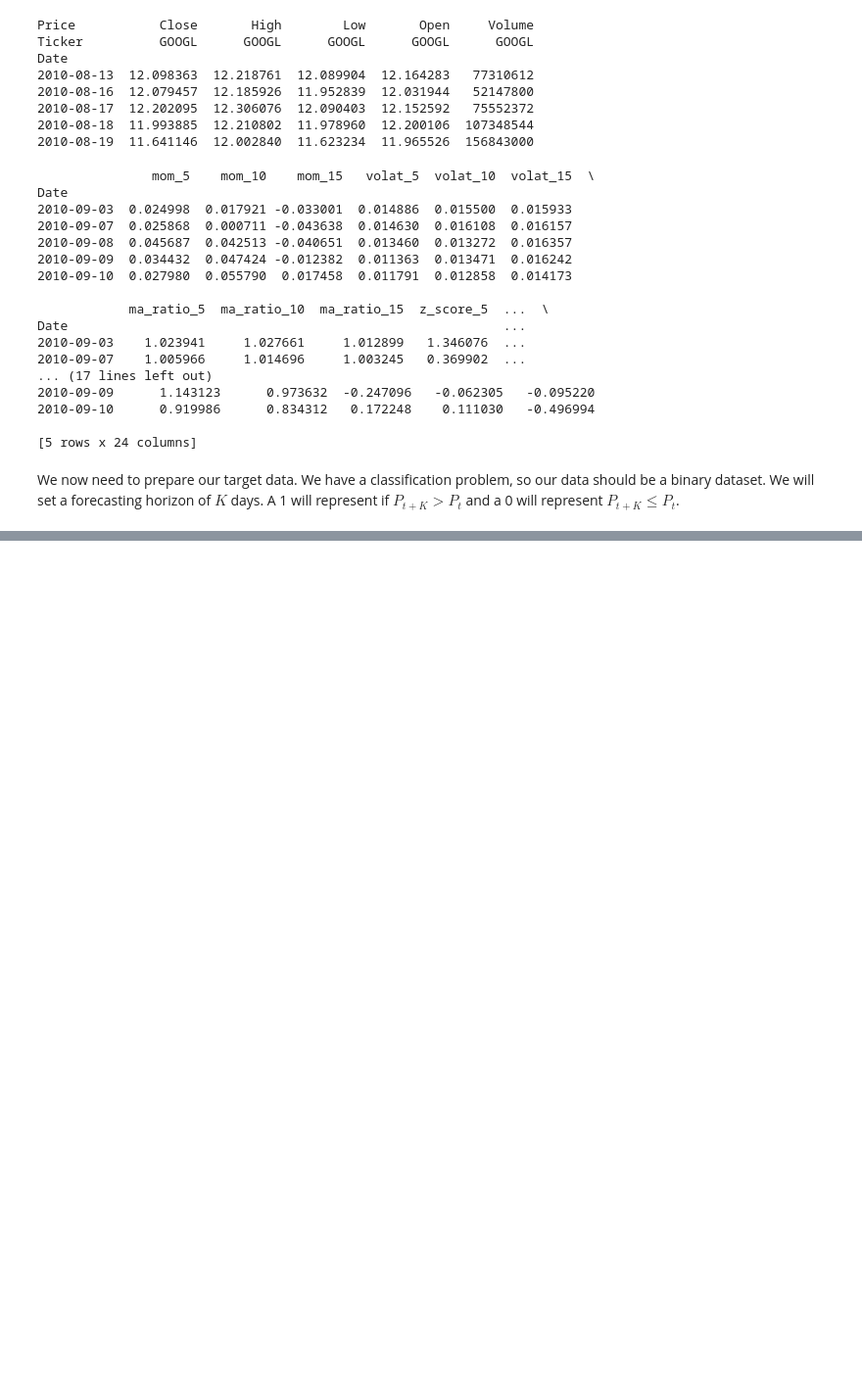
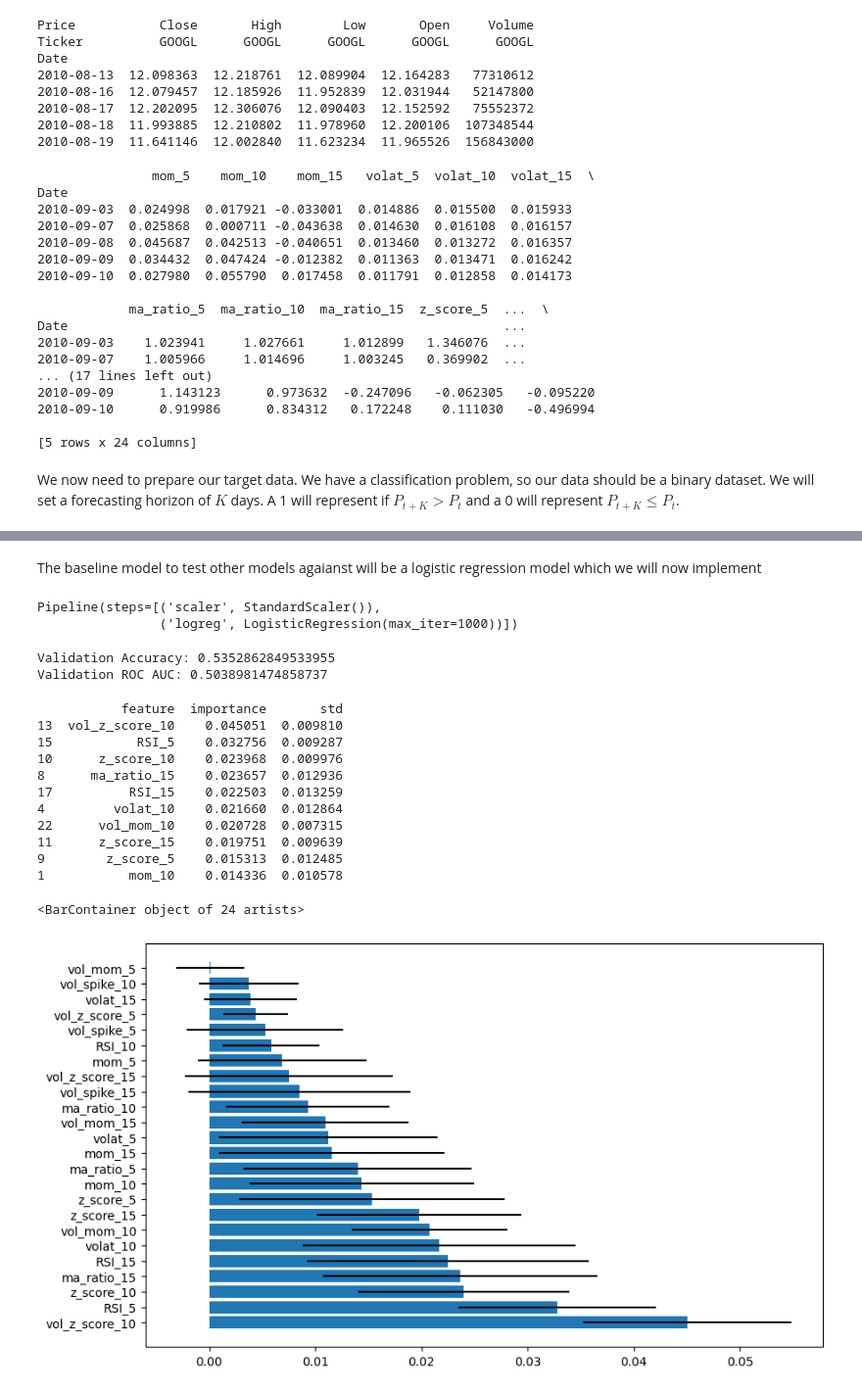
Before and after one commit to ptr-enjoyer/ml-alpha-factor-research, a Jupyter notebook: notebooks/02_ml_imp.ipynb, the cells around one changed output, grey strips where cells are left out. Shown at 98% size. Drawn from its saved outputs; the diff is of its cells as text; code cells hidden in the pictures; blank space fills up the shorter version.

```diff
--- a/notebooks/02_ml_imp.ipynb
+++ b/notebooks/02_ml_imp.ipynb
@@ -153,7 +153,8 @@ print(df_features.tail())
 
 df_features.dropna(inplace=True)
 print(df_features.tail())
-df_features.drop(columns=['futret_1'], inplace=True)
+#df_features.drop(columns=['futret_1'], inplace=True)
+print(df_features.tail())
 # %% [output]
                mom_5    mom_10    mom_15   volat_5  volat_10  volat_15  \
 Date
@@ -174,0 +176,64 @@ Date                                                         ...
+# %% [markdown]
+The baseline model to test other models agaianst will be a logistic regression model which we will now implement
+# %%
+X = df_features.iloc[:, :-1] # All columns except the last one
+y = df_features.iloc[:, -1] # Last column as target
+
+n = len(X)
+train_end = int(n * 0.6)
+val_end = int(n * 0.8)
+X_train, X_val, X_test = X[:train_end], X[train_end:val_end], X[val_end:]
+y_train, y_val, y_test = y[:train_end], y[train_end:val_end], y[val_end:]
+# %%
+from sklearn.pipeline import Pipeline
+from sklearn.preprocessing import StandardScaler
+from sklearn.linear_model import LogisticRegression
+
+pipe = Pipeline([
+    ('scaler', StandardScaler()),
+    ('logreg', LogisticRegression(max_iter=1000, solver='lbfgs'))
+])
+
+pipe.fit(X_train, y_train)
+# %% [output]
+Pipeline(steps=[('scaler', StandardScaler()),
+                ('logreg', LogisticRegression(max_iter=1000))])
+# %%
+from sklearn.metrics import accuracy_score, roc_auc_score
+
+y_pred_val = pipe.predict(X_val)
+y_pred_val_prob = pipe.predict_proba(X_val)[:,1]
+y_pred_val_bin = (y_pred_val_prob > 0.5).astype(int)
+
+print("Validation Accuracy:", accuracy_score(y_val, y_pred_val_bin))
+print("Validation ROC AUC:", roc_auc_score(y_val, y_pred_val_prob))
+# %% [output]
+Validation Accuracy: 0.5352862849533955
+Validation ROC AUC: 0.5038981474858737
+# %%
+from sklearn.inspection import permutation_importance
+result = permutation_importance(pipe, X_val, y_val, n_repeats=30, random_state=42)
+
+perm_df =  pd.DataFrame({
+    'feature': X_val.columns,
+    'importance': result.importances_mean,
+    'std': result.importances_std
+}).sort_values(by='importance', ascending=False)
+
+print(perm_df.head(10))
+plt.figure(figsize=(10, 6))
+plt.barh(perm_df['feature'], perm_df['importance'], xerr=perm_df['std'])
+# %% [output]
+           feature  importance       std
+13  vol_z_score_10    0.045051  0.009810
+15           RSI_5    0.032756  0.009287
+10      z_score_10    0.023968  0.009976
+8      ma_ratio_15    0.023657  0.012936
+17          RSI_15    0.022503  0.013259
+4         volat_10    0.021660  0.012864
+22      vol_mom_10    0.020728  0.007315
+11      z_score_15    0.019751  0.009639
+9        z_score_5    0.015313  0.012485
+1           mom_10    0.014336  0.010578
+<BarContainer object of 24 artists>
+[figure, added]
```
Also changed, not shown: parts of 4 cells of this notebook.
